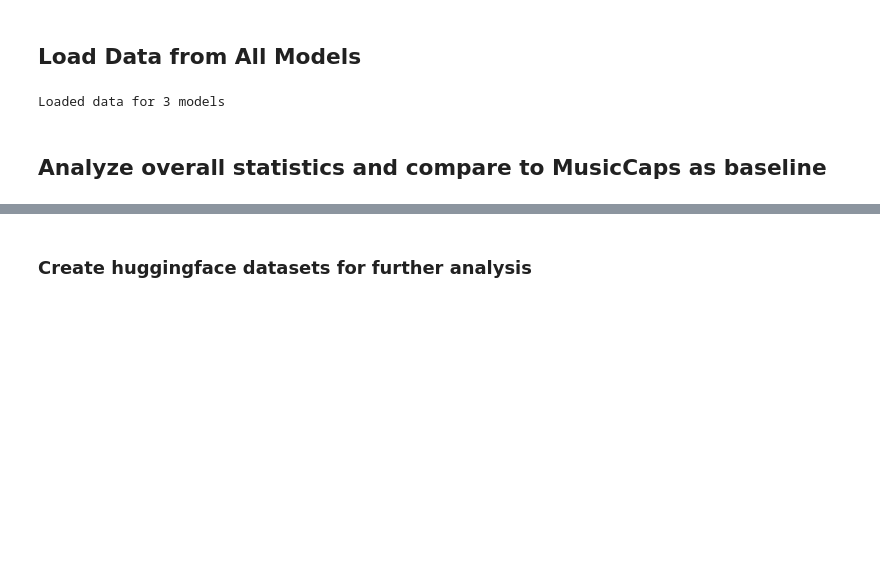
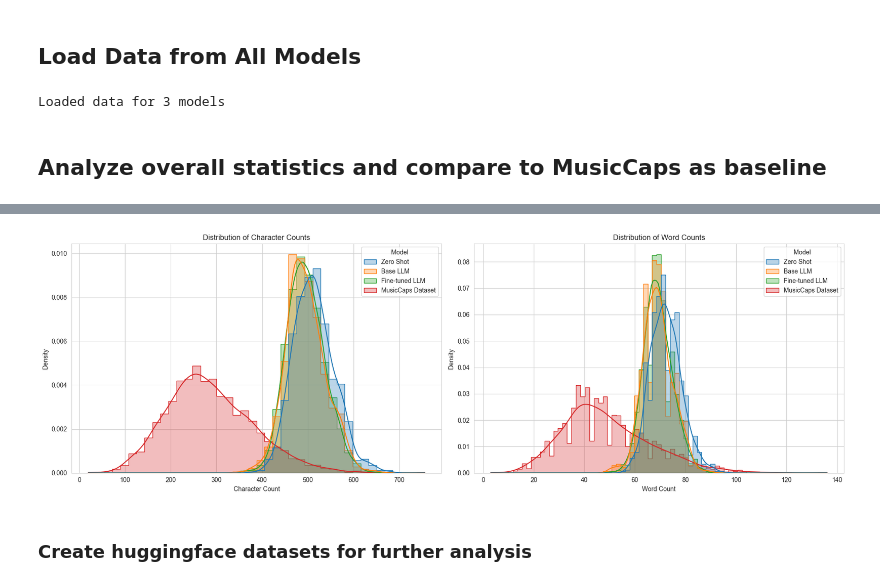
Before and after one commit to BrunoSienkiewicz/ConceptCaps, a Jupyter notebook: notebooks/4. Conditioned caption inference.ipynb, the cells around one changed output, grey strips where cells are left out. Drawn from its saved outputs; the diff is of its cells as text; code cells hidden in the pictures; blank space fills up the shorter version.

```diff
--- a/notebooks/4. Conditioned caption inference.ipynb
+++ b/notebooks/4. Conditioned caption inference.ipynb
@@ -83,38 +97,39 @@ for model in models_to_compare:
 
 viz_df = pd.concat(comparison_data, ignore_index=True)
 fig, axes = plt.subplots(1, 2, figsize=(18, 6))
-plt.style.use('petroff10')
 
 sns.histplot(
     data=viz_df,
     x='Character Count',
     hue='Model',
     kde=True,
     element='step',
     stat='density',
     common_norm=False,
     alpha=0.3,
     ax=axes[0]
 )
 axes[0].set_title('Distribution of Character Counts')
 axes[0].set_xlabel('Character Count')
 
 sns.histplot(
     data=viz_df,
     x='Word Count',
     hue='Model',
     kde=True,
     element='step',
     stat='density',
     common_norm=False,
     alpha=0.3,
     ax=axes[1]
 )
 axes[1].set_title('Distribution of Word Counts')
 axes[1].set_xlabel('Word Count')
 
 plt.tight_layout()
 plt.show()
+# %% [output]
+[figure, added]
 # %% [markdown]
 ### Create huggingface datasets for further analysis
 # %%
```
Also changed, not shown: parts of 3 cells of this notebook, 1 other file.
